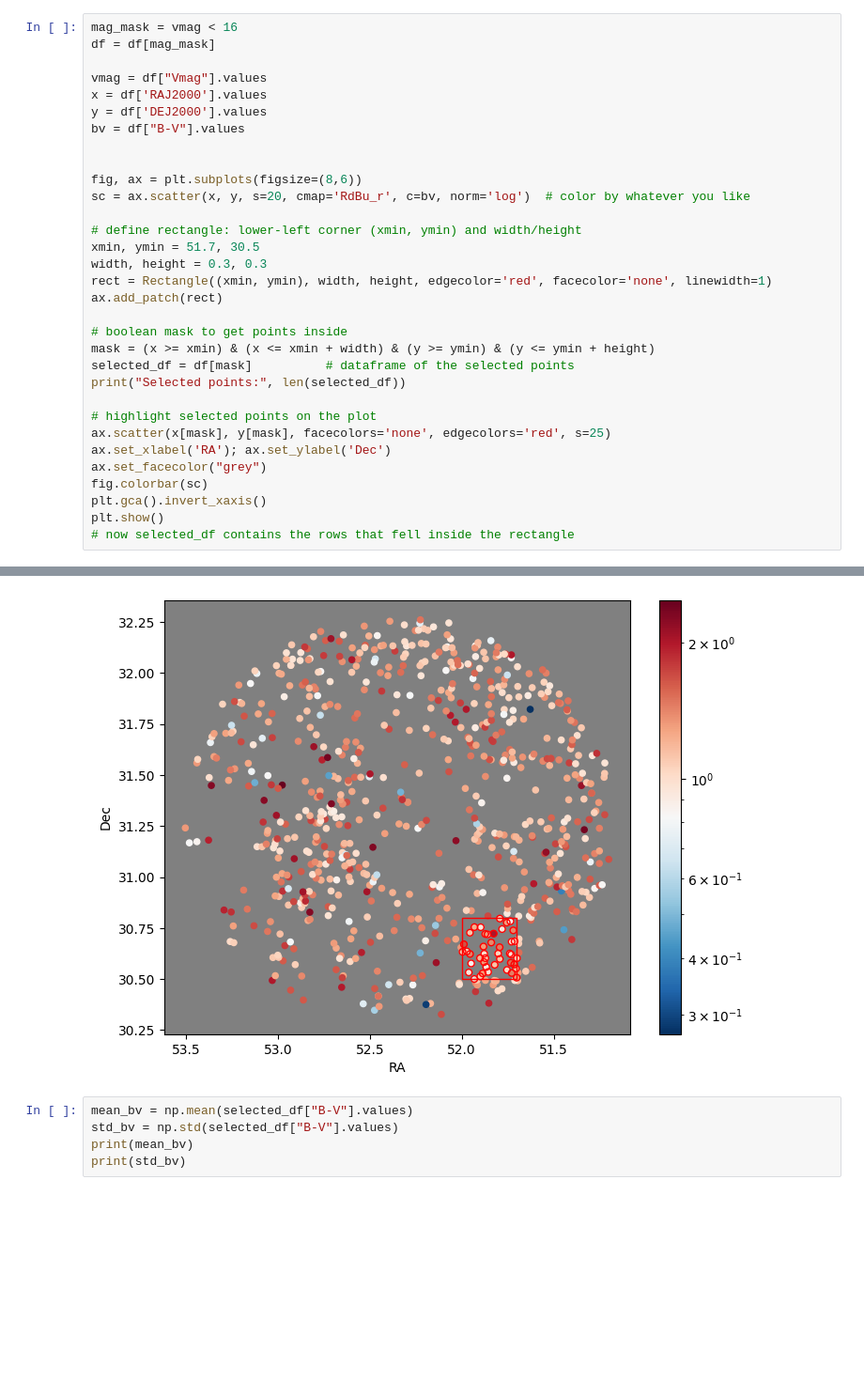
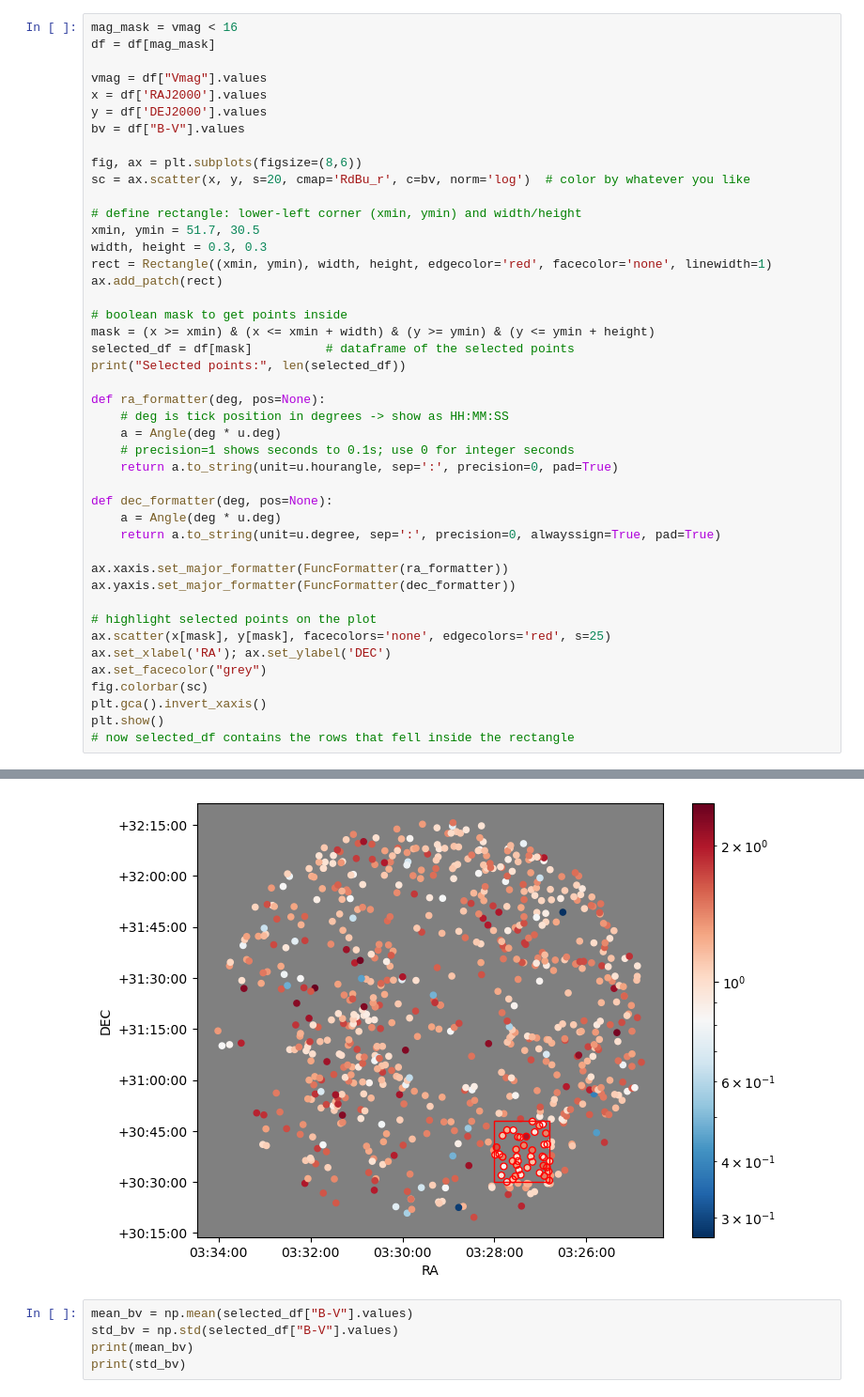
Before and after one commit to eiseleb47/ism_course, a Jupyter notebook: part3/part3.ipynb, the cells around one changed output, grey strips where cells are left out. Shown: that part at 94% size. Drawn from its saved outputs; the diff is of its cells as text; blank space fills up the shorter version.

Commit message:
Added more figures

```diff
--- a/part3/part3.ipynb
+++ b/part3/part3.ipynb
@@ -43,36 +46,48 @@ mag_mask = vmag < 16
 df = df[mag_mask]
 
 vmag = df["Vmag"].values
 x = df['RAJ2000'].values
 y = df['DEJ2000'].values
 bv = df["B-V"].values
-
 
 fig, ax = plt.subplots(figsize=(8,6))
 sc = ax.scatter(x, y, s=20, cmap='RdBu_r', c=bv, norm='log')  # color by whatever you like
 
 # define rectangle: lower-left corner (xmin, ymin) and width/height
 xmin, ymin = 51.7, 30.5
 width, height = 0.3, 0.3
 rect = Rectangle((xmin, ymin), width, height, edgecolor='red', facecolor='none', linewidth=1)
 ax.add_patch(rect)
 
 # boolean mask to get points inside
 mask = (x >= xmin) & (x <= xmin + width) & (y >= ymin) & (y <= ymin + height)
 selected_df = df[mask]          # dataframe of the selected points
 print("Selected points:", len(selected_df))
 
+def ra_formatter(deg, pos=None):
+    # deg is tick position in degrees -> show as HH:MM:SS
+    a = Angle(deg * u.deg)
+    # precision=1 shows seconds to 0.1s; use 0 for integer seconds
+    return a.to_string(unit=u.hourangle, sep=':', precision=0, pad=True)
+
+def dec_formatter(deg, pos=None):
+    a = Angle(deg * u.deg)
+    return a.to_string(unit=u.degree, sep=':', precision=0, alwayssign=True, pad=True)
+
+ax.xaxis.set_major_formatter(FuncFormatter(ra_formatter))
+ax.yaxis.set_major_formatter(FuncFormatter(dec_formatter))
+
 # highlight selected points on the plot
 ax.scatter(x[mask], y[mask], facecolors='none', edgecolors='red', s=25)
-ax.set_xlabel('RA'); ax.set_ylabel('Dec')
+ax.set_xlabel('RA'); ax.set_ylabel('DEC')
 ax.set_facecolor("grey")
 fig.colorbar(sc)
 plt.gca().invert_xaxis()
 plt.show()
 # now selected_df contains the rows that fell inside the rectangle
 # %% [output]
 Selected points: 43
-[figure, old version]
+[figure, new version]
 # %%
 mean_bv = np.mean(selected_df["B-V"].values)
 std_bv = np.std(selected_df["B-V"].values)
```
Also changed, not shown: parts of 4 cells of this notebook, 5 other files.
